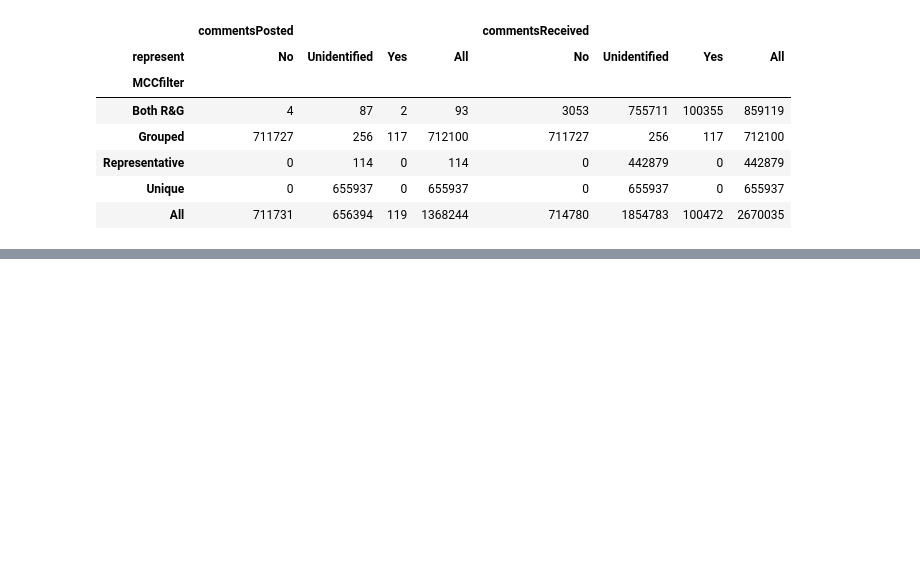
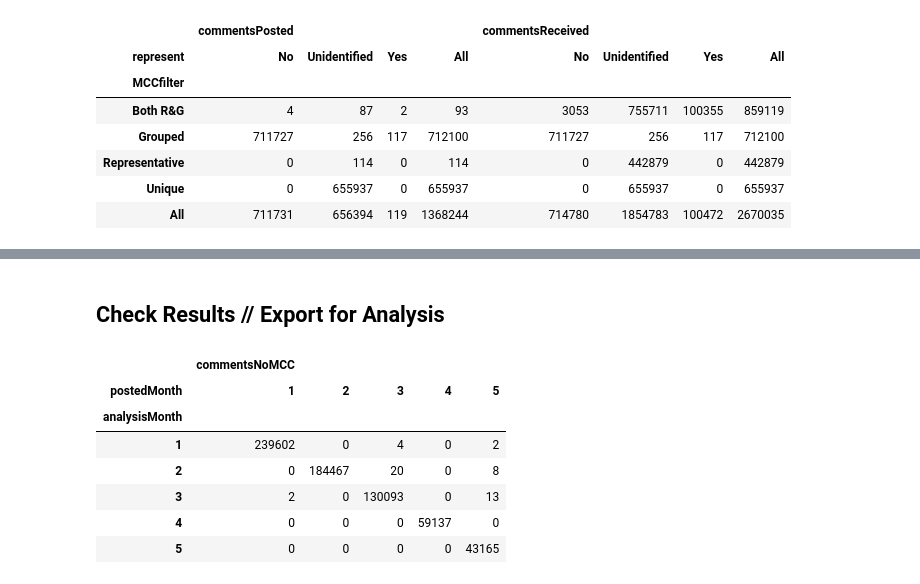
Before and after one commit to mfebrizio/public-commenting-COVID-19, a Jupyter notebook: Data Cleaning/Public Commenting and COVID-19 - Data Cleaning.ipynb, the cells around one changed output, grey strips where cells are left out. Cells and saved outputs as stored; diff of their text form; code cells hidden in the pictures; blank space fills up the shorter version.

```diff
--- a/Data Cleaning/Public Commenting and COVID-19 - Data Cleaning.ipynb
+++ b/Data Cleaning/Public Commenting and COVID-19 - Data Cleaning.ipynb
@@ -1027,0 +1084,12 @@ df2020Represent.query('represent == "No" & (MCCfilter=="Both R&G")').loc[:,['doc
+# %%
+# populate new column for analyzing comment dates; should fix issue with late posted comments
+df2020Represent['analysisDate'] = ''
+
+bool_date = df2020Represent['represent']=='Unidentified' ## comments where MCCs haven't been identified
+df2020Represent.loc[bool_date,'analysisDate'] = df2020Represent.loc[bool_date,'postedDate']
+
+bool_date = df2020Represent['represent']!='Unidentified' ## comments with identified MCCs
+df2020Represent.loc[bool_date,'analysisDate'] = df2020Represent.loc[bool_date,'receivedDate']
+
+print(df2020Represent['analysisDate'].isna().value_counts(),'\n')
+print((df2020Represent['analysisDate']=='').value_counts(),'\n')
@@ -1027,0 +1112,12 @@ df2020Represent.query('represent == "No" & (MCCfilter=="Both R&G")').loc[:,['doc
+# %%
+# create new columns for year and month
+df2020Represent['analysisYear'] = df2020Represent['analysisDate'].str.slice(start=0,stop=4)
+df2020Represent['analysisMonth'] = df2020Represent['analysisDate'].str.slice(start=6,stop=7)
+
+# convert to integers
+df2020Represent = df2020Represent.astype({'analysisYear': 'int64',
+                                          'analysisMonth': 'int64'})
+
+# return new columns
+print(df2020Represent.loc[:,['analysisYear','analysisMonth']].dtypes)
+df2020Represent.loc[:,['analysisYear','analysisMonth']]
@@ -1027,0 +1141,17 @@ df2020Represent.query('represent == "No" & (MCCfilter=="Both R&G")').loc[:,['doc
+# %% [markdown]
+## Check Results // Export for Analysis
+# %%
+# pivot comments (excluding MCCs)
+
+pd.pivot_table(df2020Represent, values=['commentsNoMCC'], columns=['postedMonth'],
+                              index=['analysisMonth'],
+                              aggfunc=np.sum, fill_value=0)
+# %% [output]
+|  | commentsNoMCC |  |  |  |  |
+| postedMonth | 1 | 2 | 3 | 4 | 5 |
+| analysisMonth |  |  |  |  |  |
+| 1 | 239602 | 0 | 4 | 0 | 2 |
+| 2 | 0 | 184467 | 20 | 0 | 8 |
+| 3 | 2 | 0 | 130093 | 0 | 13 |
+| 4 | 0 | 0 | 0 | 59137 | 0 |
+| 5 | 0 | 0 | 0 | 0 | 43165 |
```
Also changed, not shown: parts of 23 cells of this notebook, 1 other file.
